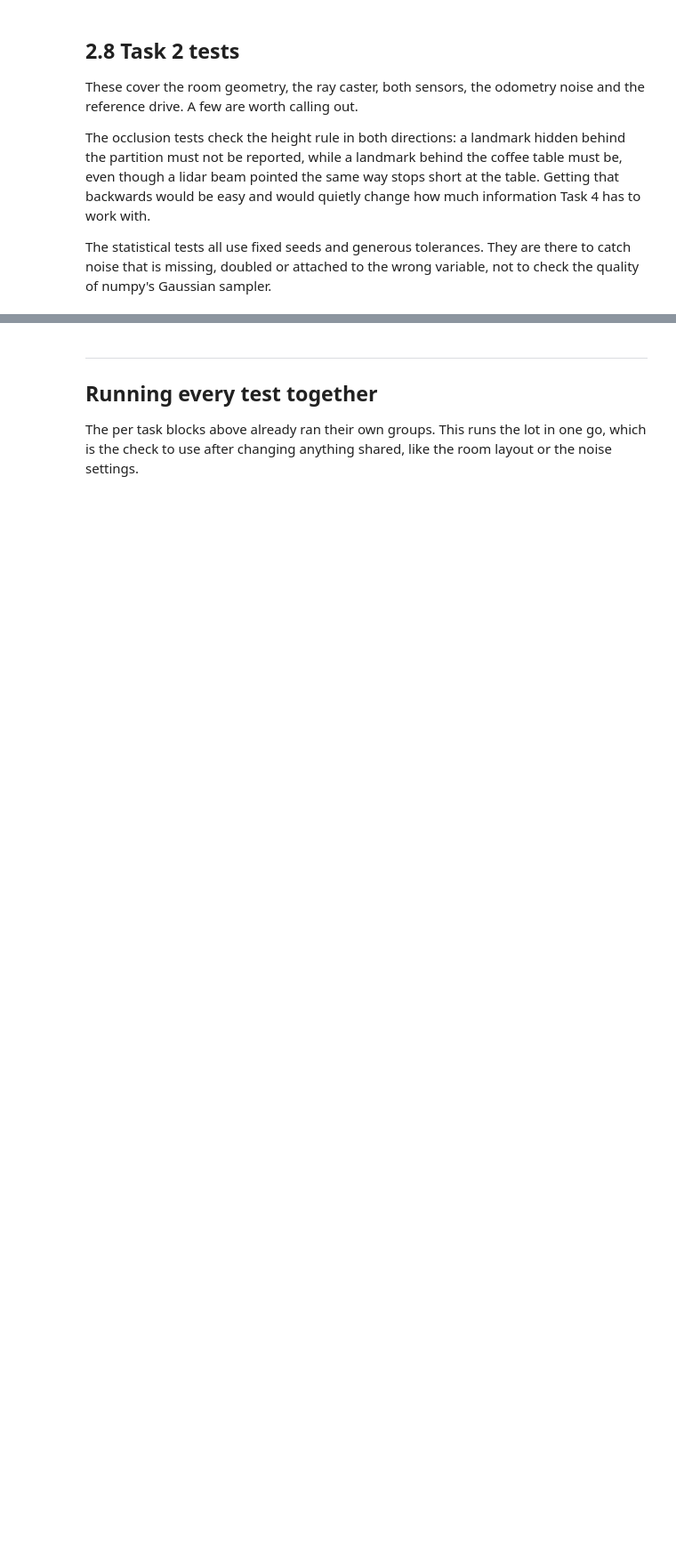
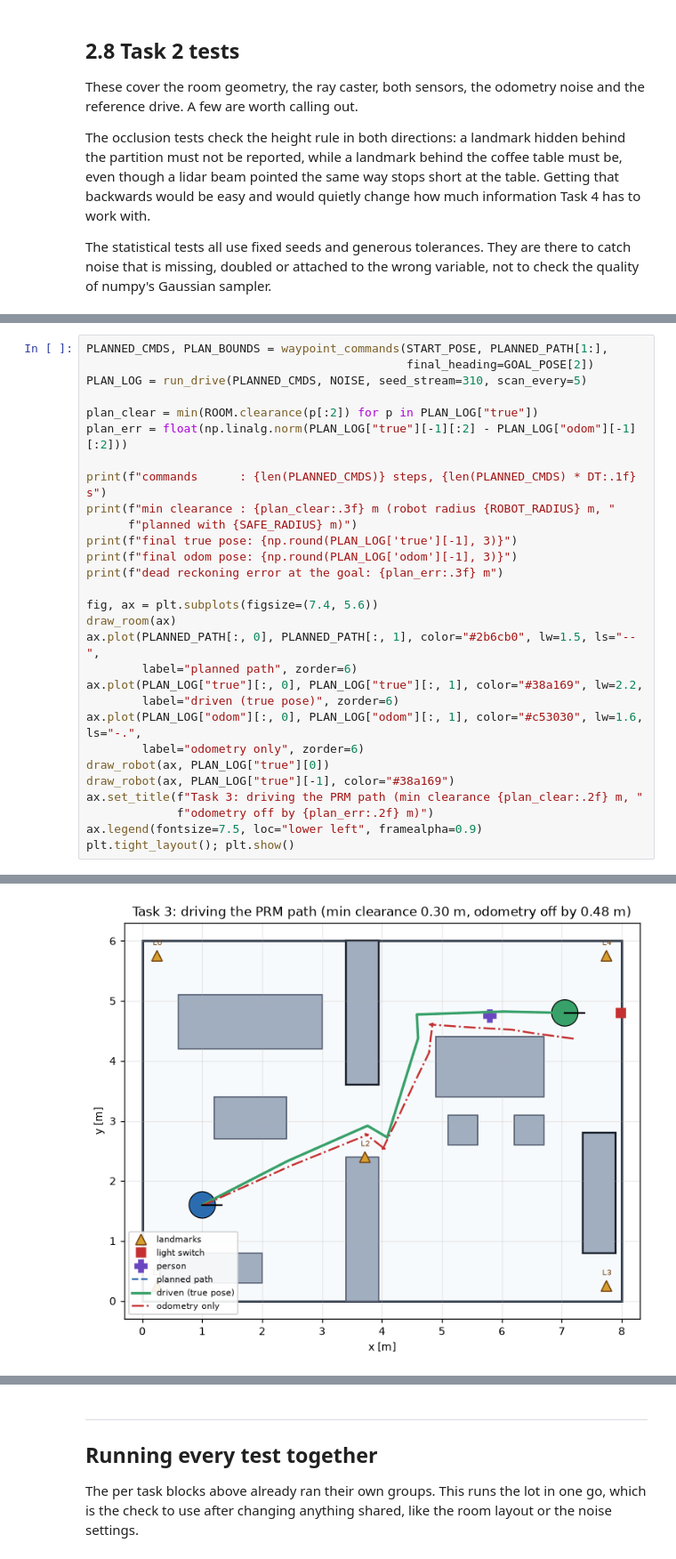
Before and after one commit to JGreenwald538/robotics-final-project, a Jupyter notebook: Project_Scenario_C.ipynb, the cells around one changed output, grey strips where cells are left out. Shown at 89% size. Saved outputs shown, nothing was run; the diff lists cells and outputs as text; blank space fills up the shorter version.

Commit message:
Tasks 3-7

```diff
--- a/Project_Scenario_C.ipynb
+++ b/Project_Scenario_C.ipynb
@@ -1801,0 +2209,30 @@ run_tests("Task 2")
+# %%
+PLANNED_CMDS, PLAN_BOUNDS = waypoint_commands(START_POSE, PLANNED_PATH[1:],
+                                              final_heading=GOAL_POSE[2])
+PLAN_LOG = run_drive(PLANNED_CMDS, NOISE, seed_stream=310, scan_every=5)
+
+plan_clear = min(ROOM.clearance(p[:2]) for p in PLAN_LOG["true"])
+plan_err = float(np.linalg.norm(PLAN_LOG["true"][-1][:2] - PLAN_LOG["odom"][-1][:2]))
+
+print(f"commands      : {len(PLANNED_CMDS)} steps, {len(PLANNED_CMDS) * DT:.1f} s")
+print(f"min clearance : {plan_clear:.3f} m (robot radius {ROBOT_RADIUS} m, "
+      f"planned with {SAFE_RADIUS} m)")
+print(f"final true pose: {np.round(PLAN_LOG['true'][-1], 3)}")
+print(f"final odom pose: {np.round(PLAN_LOG['odom'][-1], 3)}")
+print(f"dead reckoning error at the goal: {plan_err:.3f} m")
+
+fig, ax = plt.subplots(figsize=(7.4, 5.6))
+draw_room(ax)
+ax.plot(PLANNED_PATH[:, 0], PLANNED_PATH[:, 1], color="#2b6cb0", lw=1.5, ls="--",
+        label="planned path", zorder=6)
+ax.plot(PLAN_LOG["true"][:, 0], PLAN_LOG["true"][:, 1], color="#38a169", lw=2.2,
+        label="driven (true pose)", zorder=6)
+ax.plot(PLAN_LOG["odom"][:, 0], PLAN_LOG["odom"][:, 1], color="#c53030", lw=1.6, ls="-.",
+        label="odometry only", zorder=6)
+draw_robot(ax, PLAN_LOG["true"][0])
+draw_robot(ax, PLAN_LOG["true"][-1], color="#38a169")
+ax.set_title(f"Task 3: driving the PRM path (min clearance {plan_clear:.2f} m, "
+             f"odometry off by {plan_err:.2f} m)")
+ax.legend(fontsize=7.5, loc="lower left", framealpha=0.9)
+plt.tight_layout(); plt.show()
+# %% [output]
@@ -1801,0 +2244 @@ run_tests("Task 2")
+[figure, added]
```
Also changed, not shown: parts of 73 cells of this notebook, 3 other files.
